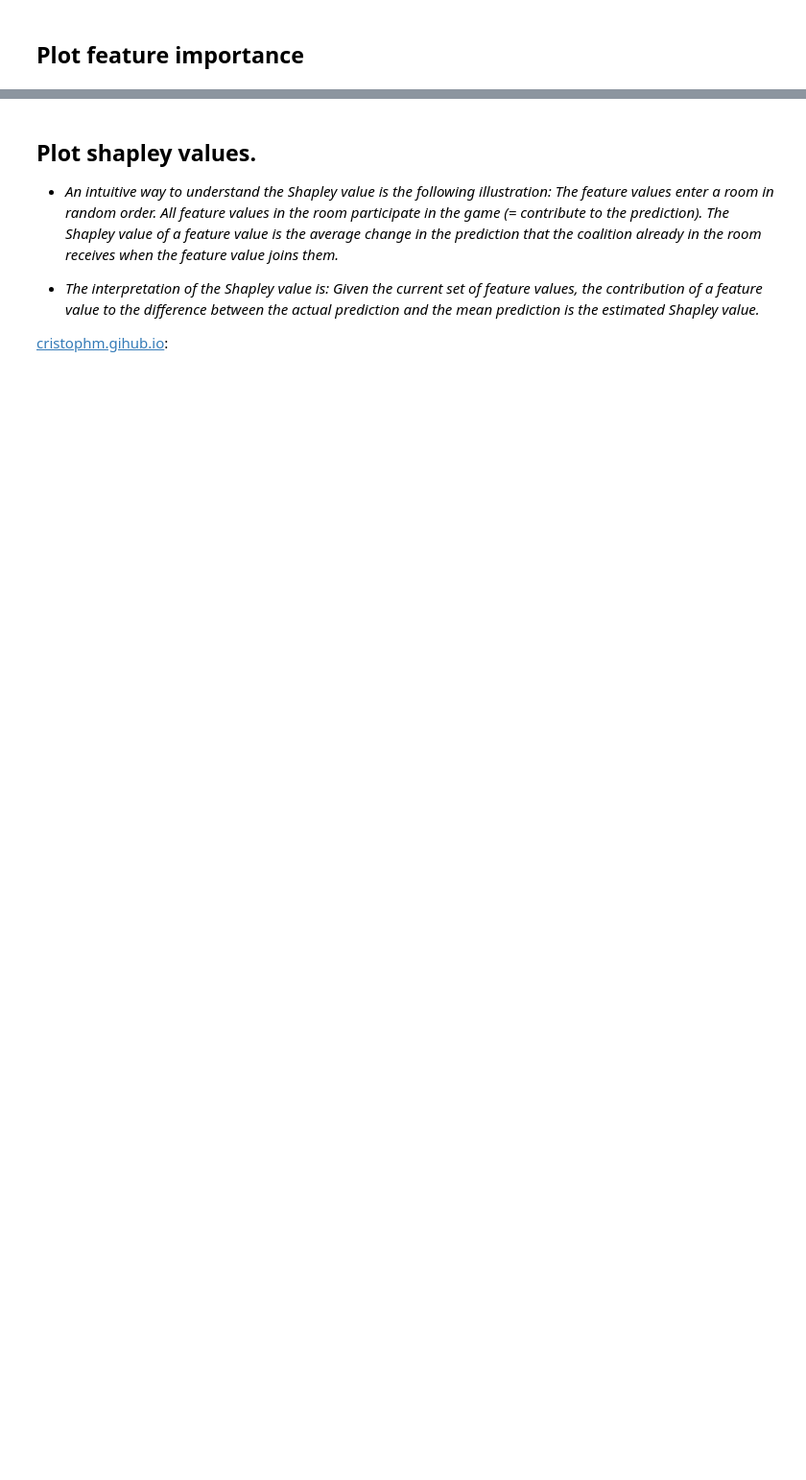
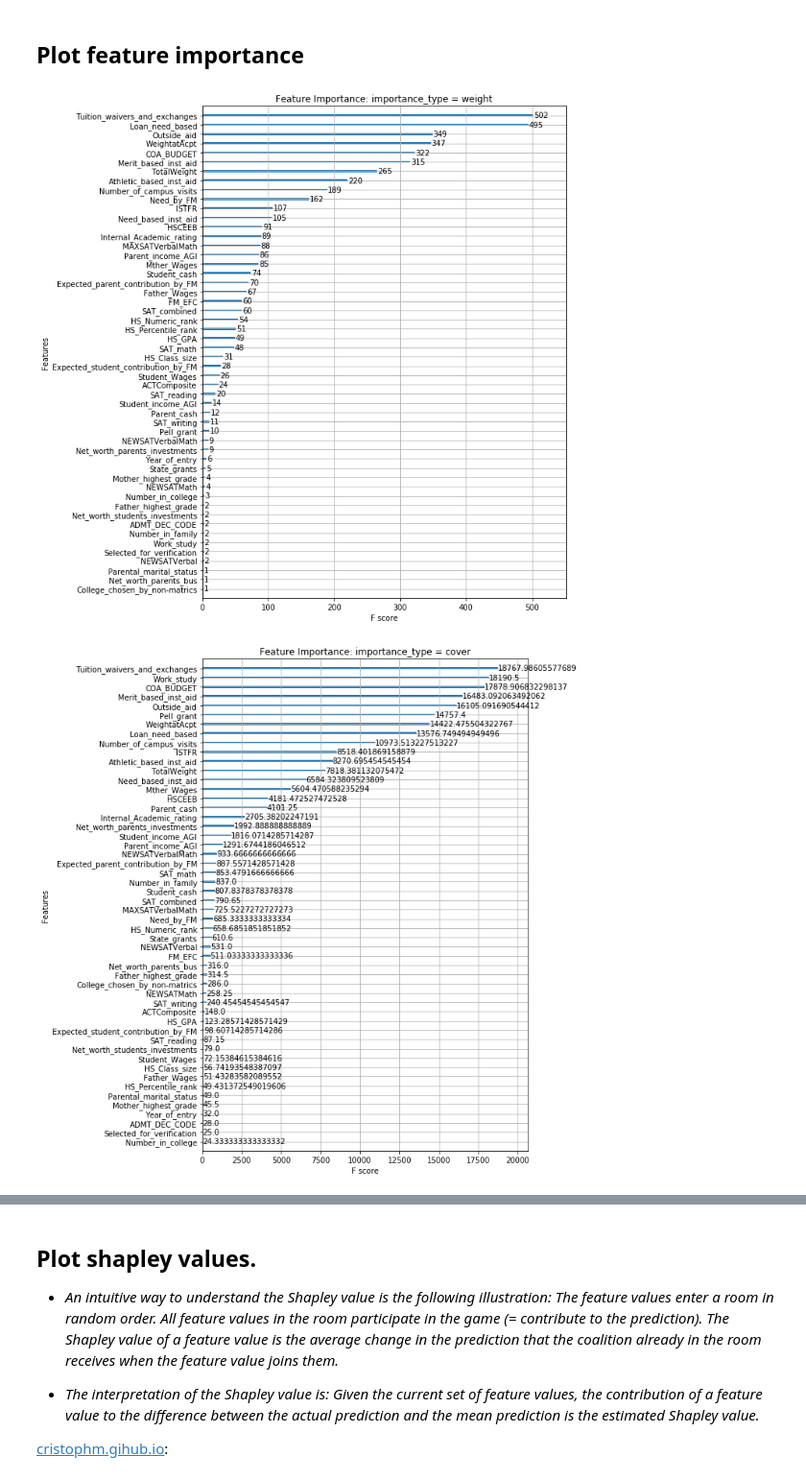
Before and after one commit to stibbs1998/Siena-Admissions-Internship, a Jupyter notebook: notebooks/014-st-feature_importance.ipynb, the cells around one changed output, grey strips where cells are left out. Shown at 96% size. Saved outputs shown, nothing was run; the diff lists cells and outputs as text; code cells hidden in the pictures; blank space fills up the shorter version.

Commit message:
changed bounds for plots.

```diff
--- a/notebooks/014-st-feature_importance.ipynb
+++ b/notebooks/014-st-feature_importance.ipynb
@@ -52,8 +54,11 @@ print( "R2 Score: ", r2_score(y_test, y_pred) )
 # %% [markdown]
 ## Plot feature importance
 # %%
-for importance_type in ['weight']:
+for importance_type in ['weight','cover','gain']:
     vis.my_plot_importance(model,figsize=(10,10),importance_type=importance_type);
     plt.tight_layout()
     plt.title('Feature Importance: importance_type = %s' %importance_type)
     plt.savefig("../reports/figures/feature_importance/feature_importance_%s.png" %importance_type)
+# %% [output]
+[figure, added]
+[figure, added]
```
Also changed, not shown: parts of 10 cells of this notebook.
